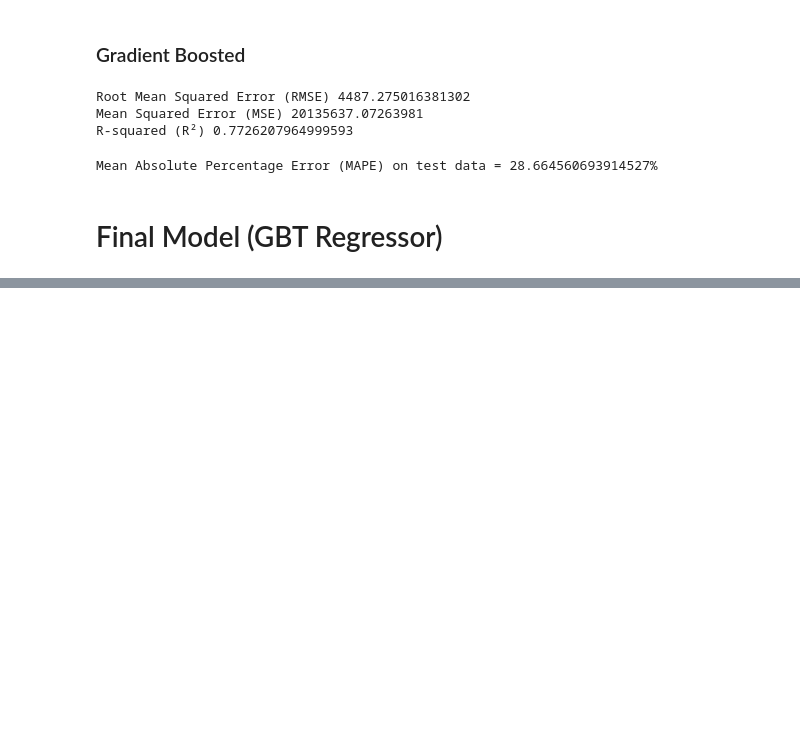
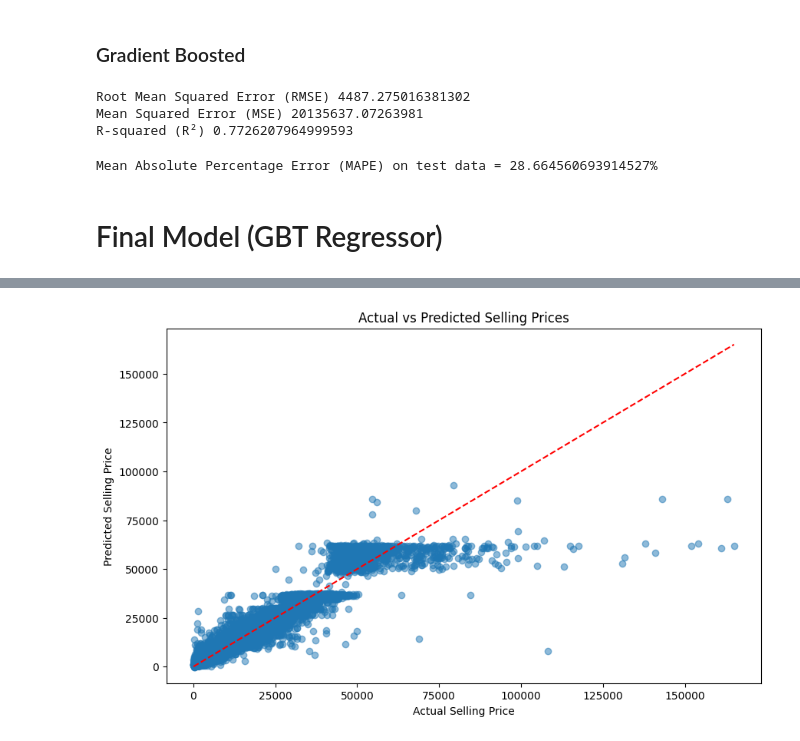
Before and after one commit to novemeliaw/used-car-prediction, a Jupyter notebook: prediction.ipynb, the cells around one changed output, grey strips where cells are left out. Saved outputs shown, nothing was run; the diff lists cells and outputs as text; code cells hidden in the pictures; blank space fills up the shorter version.

```diff
--- a/prediction.ipynb
+++ b/prediction.ipynb
@@ -924,0 +951,22 @@ cvModel = crossval.fit(features_vector_df)
+# %%
+from pyspark.sql.functions import abs, col, mean, stddev
+
+# Calculate the absolute difference between sellingprice and mmr
+df = df.withColumn("price_mmr_diff", abs(col("sellingprice") - col("mmr")))
+
+# Calculate mean and standard deviation of the differences
+mean_diff = df.select(mean(col("price_mmr_diff"))).collect()[0][0]
+stddev_diff = df.select(stddev(col("price_mmr_diff"))).collect()[0][0]
+
+# Define a threshold for the z-score to identify outliers (e.g., z > 3)
+threshold = 3
+
+# Calculate the z-score for each difference and filter out outliers
+df = df.withColumn("z_score", (col("price_mmr_diff") - mean_diff) / stddev_diff)
+df_filtered = df.filter(col("z_score") <= threshold)
+
+# Drop the intermediate columns used for calculations
+df_filtered = df_filtered.drop("price_mmr_diff", "z_score")
+
+# Show the filtered DataFrame
+df_filtered.show()
@@ -927,4 +1115,4 @@ cvModel = crossval.fit(features_vector_df)
 bestModel = cvModel.bestModel
 
 # Make predictions
-predictions = bestModel.transform(features_vector_df)
+predictions = bestModel.transform(testData)
@@ -936,4 +1212,6 @@ from pyspark.mllib.evaluation import MulticlassMetrics
 # %%
+predictions_pd = predictions.select("sellingprice", "prediction").toPandas()
+
 # Create scatter plot
 plt.figure(figsize=(10, 6))
 plt.scatter(predictions_pd['sellingprice'], predictions_pd['prediction'], alpha=0.5)
@@ -944,3 +1222,4 @@ plt.xlabel('Actual Selling Price')
 plt.ylabel('Predicted Selling Price')
 plt.title('Actual vs Predicted Selling Prices')
 plt.show()
+# %% [output]
@@ -946,0 +1240 @@ plt.show()
+[figure, added]
```
Also changed, not shown: parts of 32 cells of this notebook.
